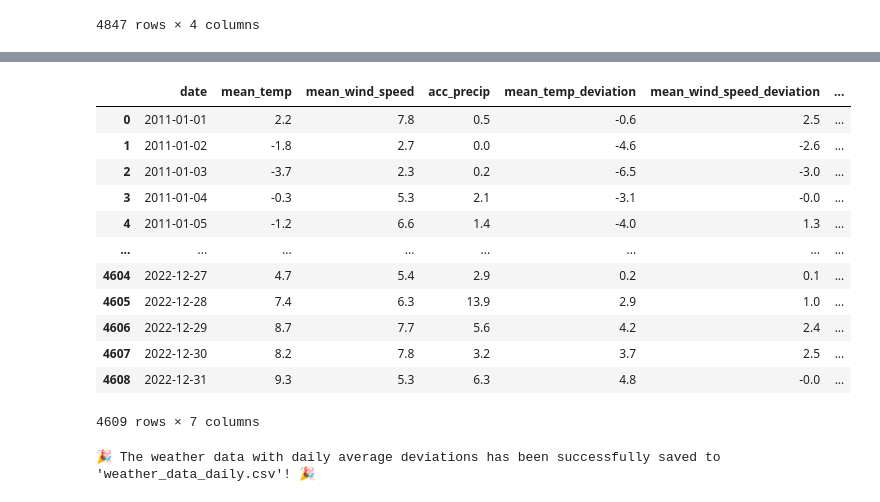
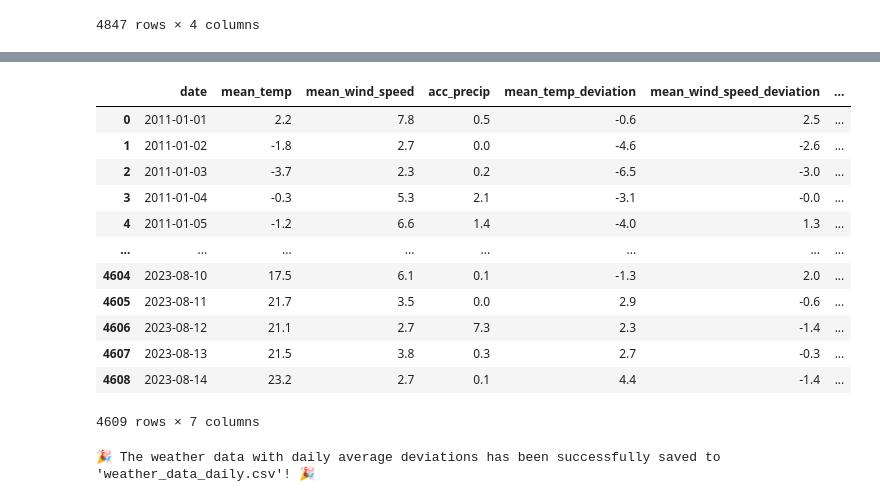
Before and after one commit to LyngeKjems/Climate-News-Project, a Jupyter notebook: Climate News Project/Weather_daily.ipynb, the cells around one changed output, grey strips where cells are left out. Cells and saved outputs as stored; diff of their text form; code cells hidden in the pictures.

```diff
--- a/Climate News Project/Weather_daily.ipynb
+++ b/Climate News Project/Weather_daily.ipynb
@@ -138,43 +161,49 @@ Number of rows left in the dataframe: 4609
 # Renaming the column 'properties.from' to 'date' and ensuring it modifies the original DataFrame
 df_combined_all_parameters = df_combined_all_parameters.rename(columns={'properties.from': 'date'})
 
+# Convert 'date' column to datetime type for easier filtering
+df_combined_all_parameters['date'] = pd.to_datetime(df_combined_all_parameters['date'])
+
+# Filtering to keep only rows on or before "2023-08-14"
+df_combined_all_parameters = df_combined_all_parameters[df_combined_all_parameters['date'] <= '2023-08-14']
+
 # Extracting the month from the 'date' column using `.loc` to avoid the SettingWithCopyWarning
-df_combined_all_parameters.loc[:, 'month'] = df_combined_all_parameters['date'].str[5:7]
+df_combined_all_parameters.loc[:, 'month'] = df_combined_all_parameters['date'].dt.month.astype(str).str.zfill(2)  # Using dt accessor to get month and then format it
 
 # Calculating the monthly averages across all years for the specified weather parameters
 monthly_means = df_combined_all_parameters.groupby('month').agg({
     'mean_temp': 'mean',
     'mean_wind_speed': 'mean',
     'acc_precip': 'mean'
 }).reset_index()
 
 # Merging the computed monthly averages with the original DataFrame on the 'month' column
-df_combined_all_parameters = df_combined_all_parameters.merge(monthly_means, on='month', suffixes=('', '_monthly_avg'))
+df_combined_all_parameters = df_combined_all_parameters.merge(monthly_means, on='month', how='left', suffixes=('', '_monthly_avg'))
 
 # Calculating deviations for each weather parameter by subtracting the monthly average
 # from the actual value and rounding the result to one decimal place
 df_combined_all_parameters['mean_temp_deviation'] = (df_combined_all_parameters['mean_temp'] - df_combined_all_parameters['mean_temp_monthly_avg']).round(1)
 df_combined_all_parameters['mean_wind_speed_deviation'] = (df_combined_all_parameters['mean_wind_speed'] - df_combined_all_parameters['mean_wind_speed_monthly_avg']).round(1)
 df_combined_all_parameters['acc_precip_deviation'] = (df_combined_all_parameters['acc_precip'] - df_combined_all_parameters['acc_precip_monthly_avg']).round(1)
 
 # Dropping the temporary monthly average columns and the 'month' column for a cleaner DataFrame
 df_combined_all_parameters.drop(columns=['mean_temp_monthly_avg', 'mean_wind_speed_monthly_avg', 'acc_precip_monthly_avg', 'month'], inplace=True)
 
 # Display the combined DataFrame with all parameters
 df_combined_all_parameters
 # %% [output]
 |  | date | mean_temp | mean_wind_speed | acc_precip | mean_temp_deviation | mean_wind_speed_deviation | ... |
 | 0 | 2011-01-01 | 2.2 | 7.8 | 0.5 | -0.6 | 2.5 | ... |
 | 1 | 2011-01-02 | -1.8 | 2.7 | 0.0 | -4.6 | -2.6 | ... |
 | 2 | 2011-01-03 | -3.7 | 2.3 | 0.2 | -6.5 | -3.0 | ... |
 | 3 | 2011-01-04 | -0.3 | 5.3 | 2.1 | -3.1 | -0.0 | ... |
 | 4 | 2011-01-05 | -1.2 | 6.6 | 1.4 | -4.0 | 1.3 | ... |
 | ... | ... | ... | ... | ... | ... | ... | ... |
-| 4604 | 2022-12-27 | 4.7 | 5.4 | 2.9 | 0.2 | 0.1 | ... |
-| 4605 | 2022-12-28 | 7.4 | 6.3 | 13.9 | 2.9 | 1.0 | ... |
-| 4606 | 2022-12-29 | 8.7 | 7.7 | 5.6 | 4.2 | 2.4 | ... |
-| 4607 | 2022-12-30 | 8.2 | 7.8 | 3.2 | 3.7 | 2.5 | ... |
-| 4608 | 2022-12-31 | 9.3 | 5.3 | 6.3 | 4.8 | -0.0 | ... |
+| 4604 | 2023-08-10 | 17.5 | 6.1 | 0.1 | -1.3 | 2.0 | ... |
+| 4605 | 2023-08-11 | 21.7 | 3.5 | 0.0 | 2.9 | -0.6 | ... |
+| 4606 | 2023-08-12 | 21.1 | 2.7 | 7.3 | 2.3 | -1.4 | ... |
+| 4607 | 2023-08-13 | 21.5 | 3.8 | 0.3 | 2.7 | -0.3 | ... |
+| 4608 | 2023-08-14 | 23.2 | 2.7 | 0.1 | 4.4 | -1.4 | ... |
 4609 rows × 7 columns
 # %%
 # To ensure a backup of the cleaned data, we'll save the DataFrame into a CSV format.
```
Also changed, not shown: parts of 3 cells of this notebook, 6 other files.
